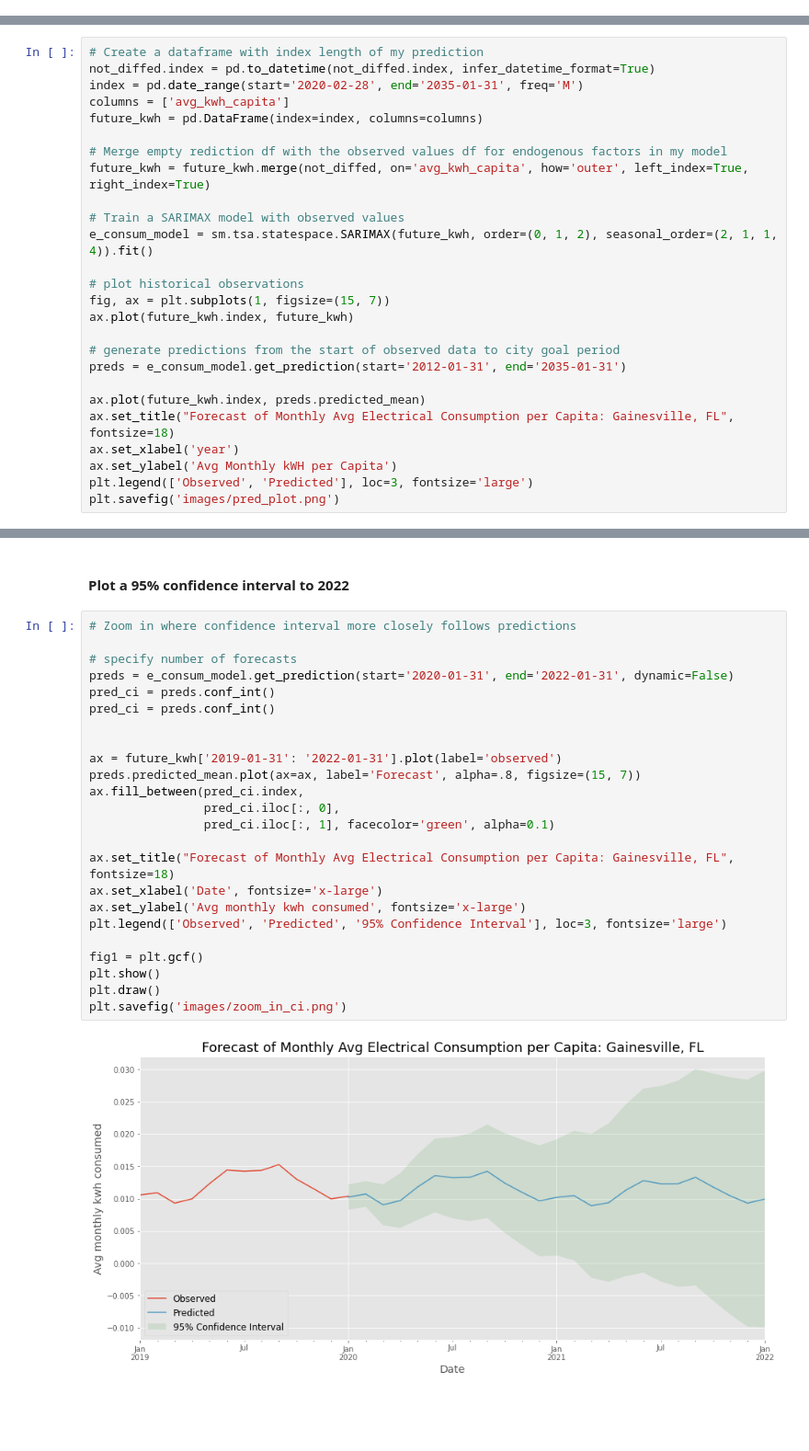
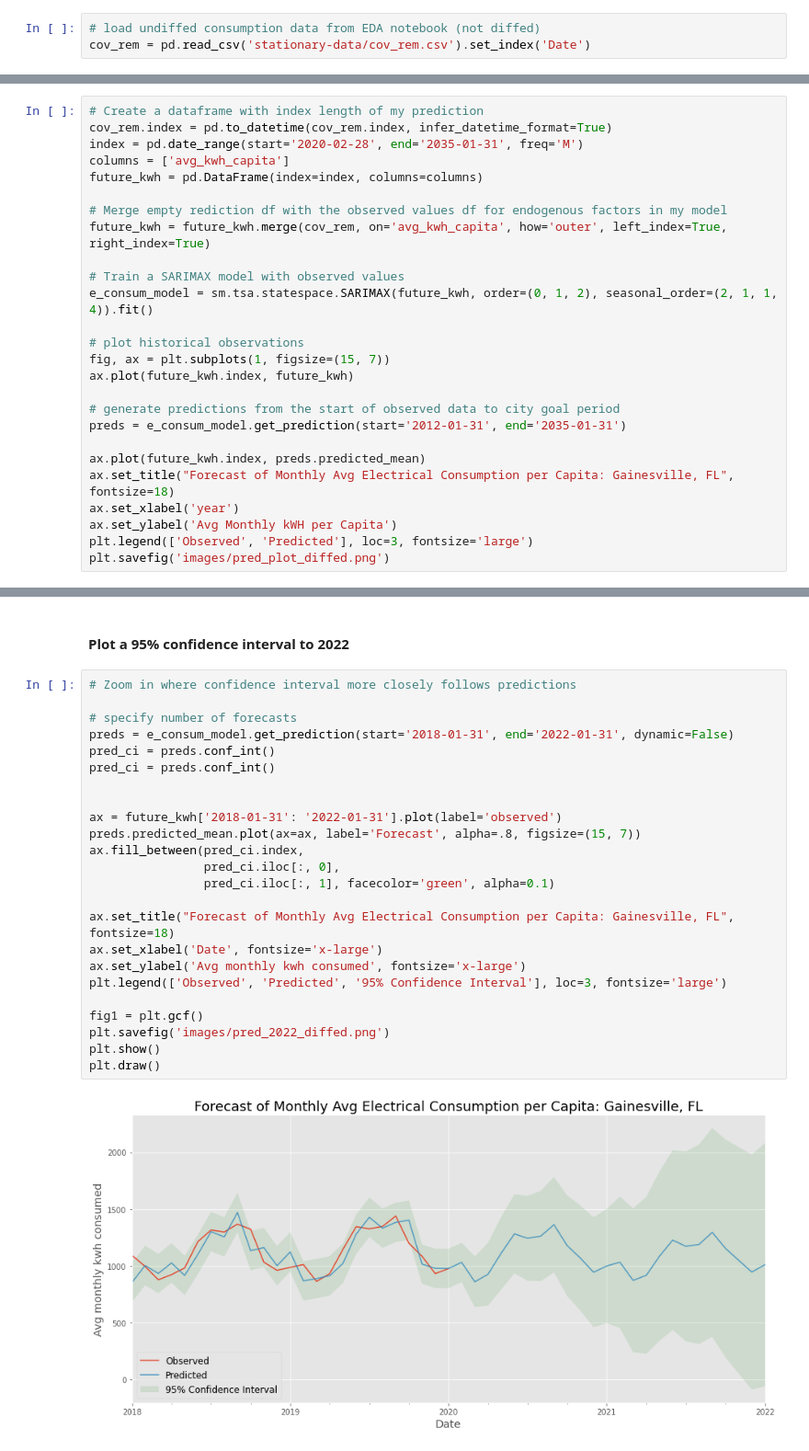
Before and after one commit to katiejohnsonsf/Forecasting-a-Carbon-Zero-City, a Jupyter notebook: Models.ipynb, the cells around one changed output, grey strips where cells are left out. Shown at 92% size. Cells and saved outputs as stored; diff of their text form; blank space fills up the shorter version.

```diff
--- a/Models.ipynb
+++ b/Models.ipynb
@@ -48,0 +51,3 @@ not_diffed = pd.read_csv('stationary-data/not_diffed.csv').set_index('Date')
+# %%
+# load undiffed consumption data from EDA notebook (not diffed)
+cov_rem = pd.read_csv('stationary-data/cov_rem.csv').set_index('Date')
@@ -255,13 +372,13 @@ AttributeError: 'numpy.ndarray' object has no attribute 'plot'
 <h4>Plot predictions</h4>
 # %%
 # Create a dataframe with index length of my prediction
-not_diffed.index = pd.to_datetime(not_diffed.index, infer_datetime_format=True)
+cov_rem.index = pd.to_datetime(cov_rem.index, infer_datetime_format=True)
 index = pd.date_range(start='2020-02-28', end='2035-01-31', freq='M')
 columns = ['avg_kwh_capita']
 future_kwh = pd.DataFrame(index=index, columns=columns)
 
 # Merge empty rediction df with the observed values df for endogenous factors in my model
-future_kwh = future_kwh.merge(not_diffed, on='avg_kwh_capita', how='outer', left_index=True, right_index=True)
+future_kwh = future_kwh.merge(cov_rem, on='avg_kwh_capita', how='outer', left_index=True, right_index=True)
 
 # Train a SARIMAX model with observed values
 e_consum_model = sm.tsa.statespace.SARIMAX(future_kwh, order=(0, 1, 2), seasonal_order=(2, 1, 1, 4)).fit()
@@ -278,5 +395,5 @@ ax.set_title("Forecast of Monthly Avg Electrical Consumption per Capita: Gainesv
 ax.set_xlabel('year')
 ax.set_ylabel('Avg Monthly kWH per Capita')
 plt.legend(['Observed', 'Predicted'], loc=3, fontsize='large')
-plt.savefig('images/pred_plot.png')
+plt.savefig('images/pred_plot_diffed.png')
 # %% [output]
@@ -328,27 +445,27 @@ fig1.savefig('images/zoom_out_ci.png', dpi=100)
 # %%
 # Zoom in where confidence interval more closely follows predictions
 
 # specify number of forecasts
-preds = e_consum_model.get_prediction(start='2020-01-31', end='2022-01-31', dynamic=False)
+preds = e_consum_model.get_prediction(start='2018-01-31', end='2022-01-31', dynamic=False)
 pred_ci = preds.conf_int()
 pred_ci = preds.conf_int()
 
 
-ax = future_kwh['2019-01-31': '2022-01-31'].plot(label='observed')
+ax = future_kwh['2018-01-31': '2022-01-31'].plot(label='observed')
 preds.predicted_mean.plot(ax=ax, label='Forecast', alpha=.8, figsize=(15, 7))
 ax.fill_between(pred_ci.index,
                 pred_ci.iloc[:, 0],
                 pred_ci.iloc[:, 1], facecolor='green', alpha=0.1)
 
 ax.set_title("Forecast of Monthly Avg Electrical Consumption per Capita: Gainesville, FL", fontsize=18)
 ax.set_xlabel('Date', fontsize='x-large')
 ax.set_ylabel('Avg monthly kwh consumed', fontsize='x-large')
 plt.legend(['Observed', 'Predicted', '95% Confidence Interval'], loc=3, fontsize='large')
 
 fig1 = plt.gcf()
+plt.savefig('images/pred_2022_diffed.png')
 plt.show()
 plt.draw()
-plt.savefig('images/zoom_in_ci.png')
 # %% [output]
-[figure, old version]
+[figure, new version]
 <Figure size 432x288 with 0 Axes>
```
Also changed, not shown: parts of 41 cells of this notebook, 1 other file.
